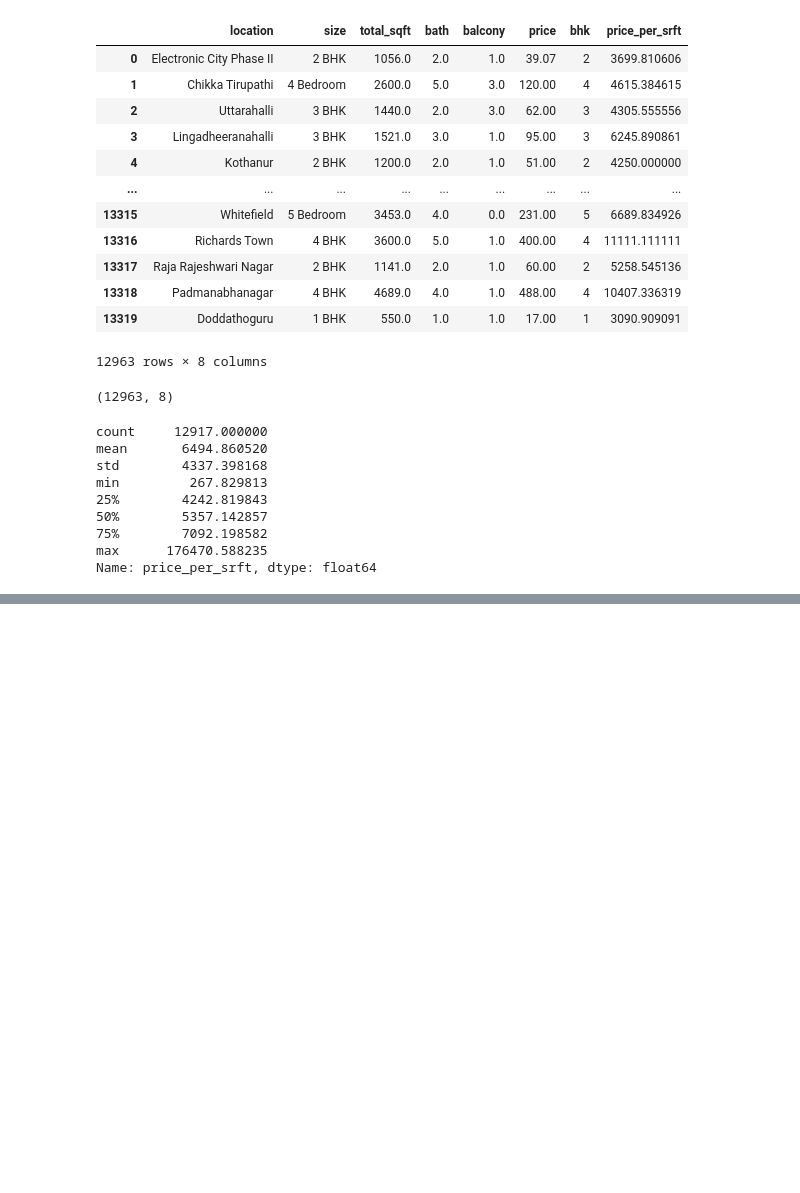
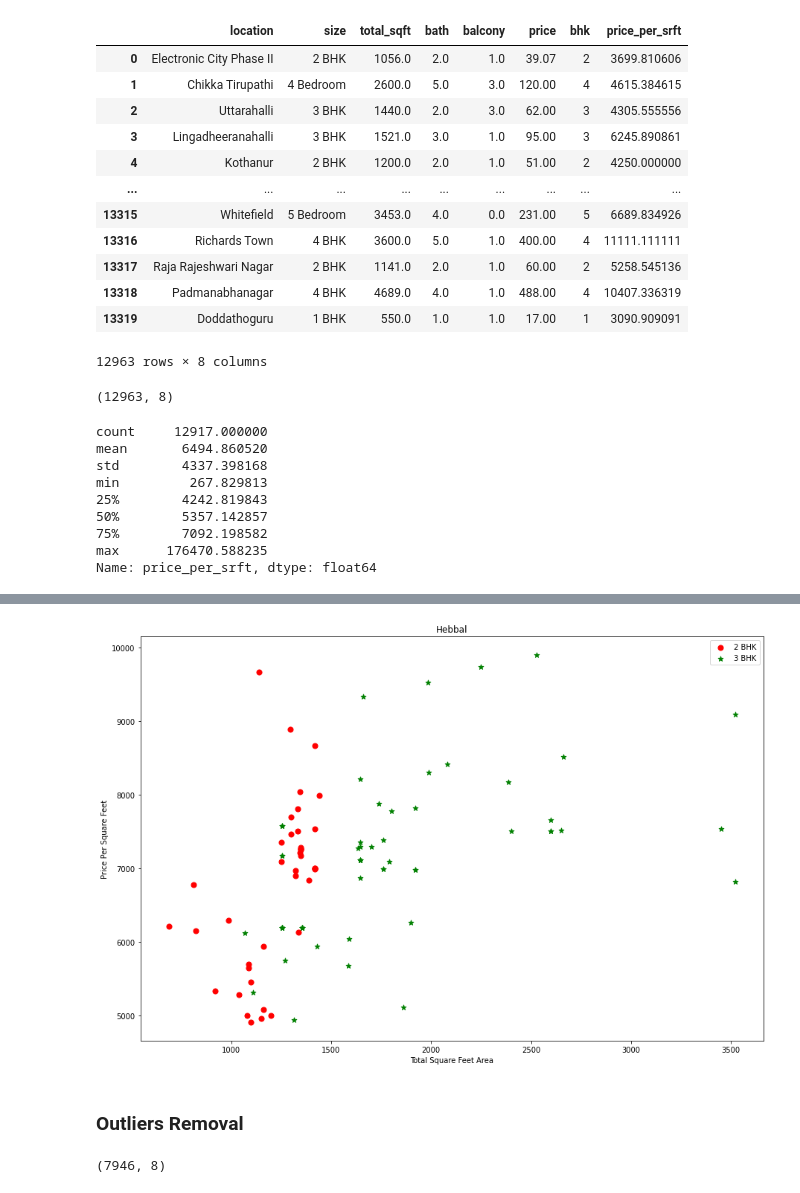
Before and after one commit to pandeydevendra/python_dev, a Jupyter notebook: ds_ml/ds/banglore_home_price_api/bhm_price_prediction_api.ipynb, the cells around one changed output, grey strips where cells are left out. Drawn from its saved outputs; the diff is of its cells as text; code cells hidden in the pictures; blank space fills up the shorter version.

```diff
--- a/ds_ml/ds/banglore_home_price_api/bhm_price_prediction_api.ipynb
+++ b/ds_ml/ds/banglore_home_price_api/bhm_price_prediction_api.ipynb
@@ -513,0 +562,6 @@ def remove_pps_outliers(df):
+# %%
+plot_scatter_chart(df5, 'Hebbal')
+# %% [output]
+[figure, added]
+# %% [markdown]
+### Outliers Removal
@@ -513,0 +584,5 @@ def remove_pps_outliers(df):
+# %%
+df6 = remove_bhk_outliers(df5)
+df6.shape
+# %% [output]
+(7946, 8)
```
Also changed, not shown: parts of 59 cells of this notebook, 13 other files.
